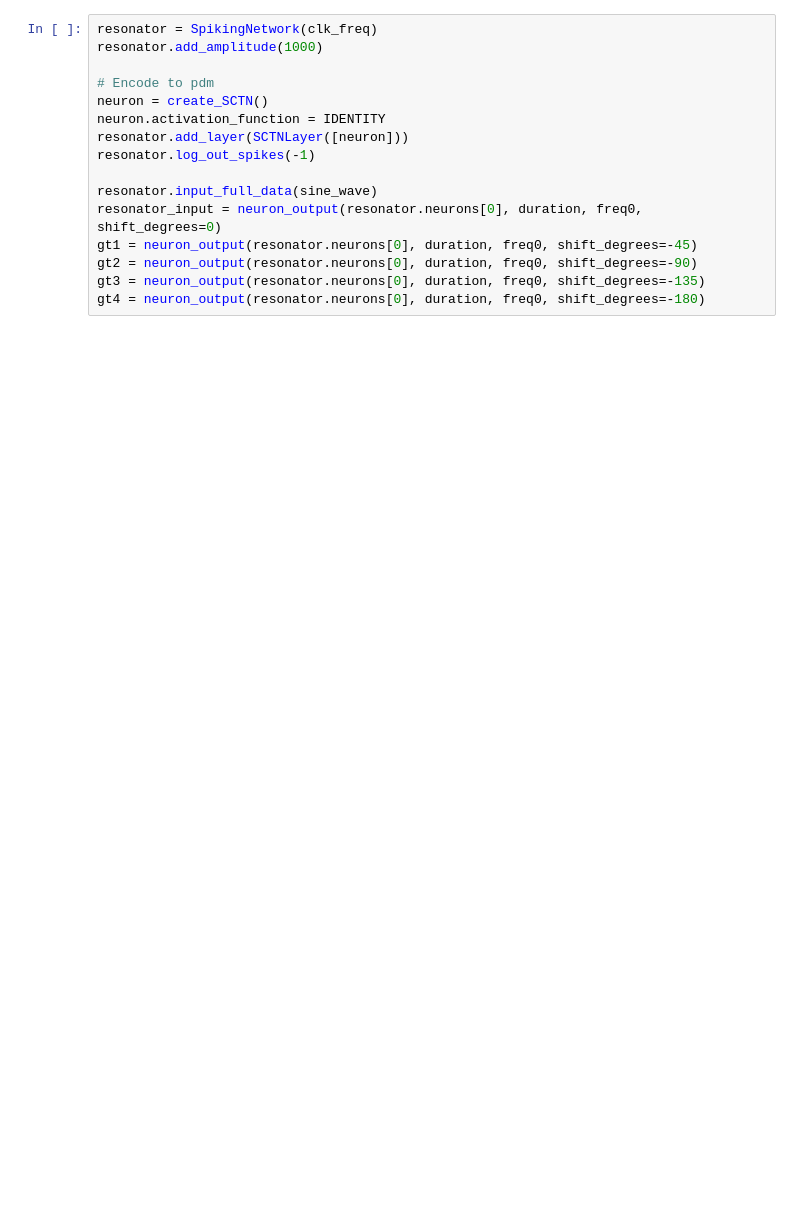
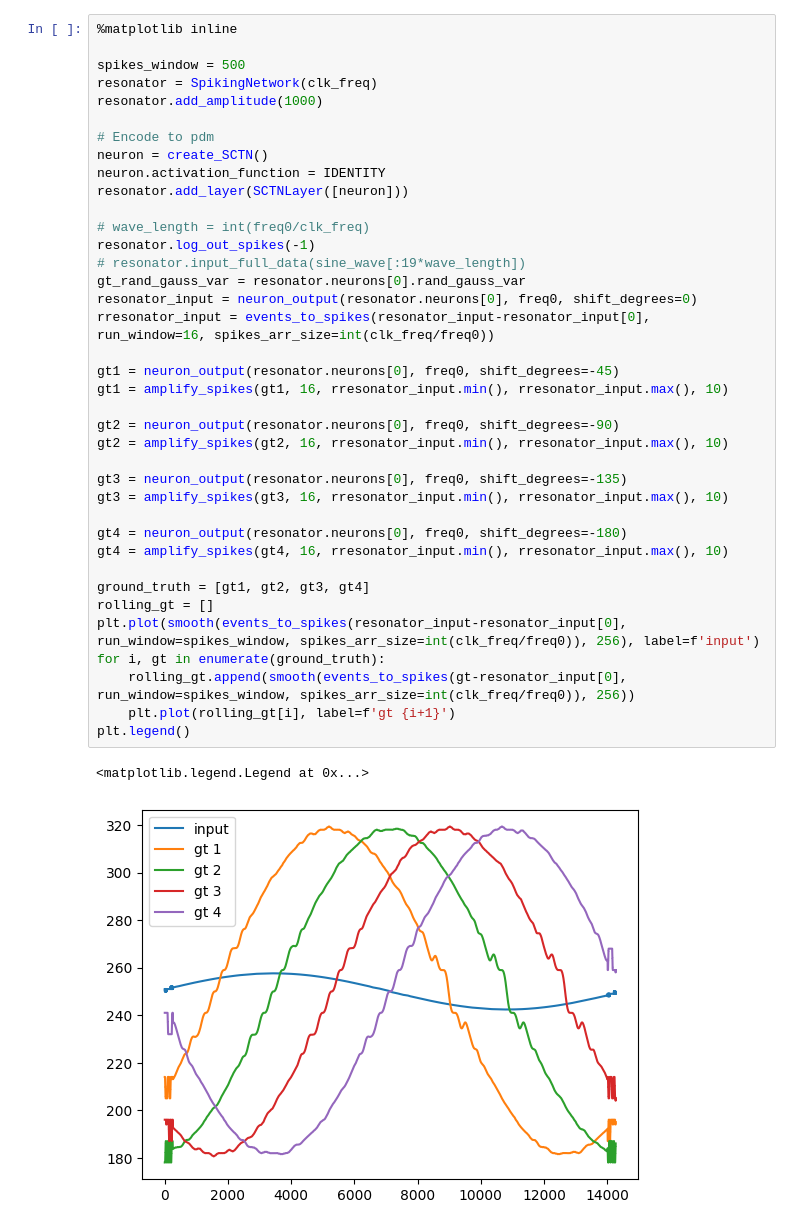
Before and after one commit to yakir4123/SNN-SCTN, a Jupyter notebook: notebooks/supervised_stdp_resonator.ipynb, the cells around one changed output. Saved outputs shown, nothing was run; the diff lists cells and outputs as text; blank space fills up the shorter version.

```diff
--- a/notebooks/supervised_stdp_resonator.ipynb
+++ b/notebooks/supervised_stdp_resonator.ipynb
@@ -39,19 +72,44 @@ x = np.linspace(0, duration, int(duration * clk_freq))
 t = x * 2 * np.pi * freq0
 sine_wave = np.sin(t)
 # %%
+%matplotlib inline
+
+spikes_window = 500
 resonator = SpikingNetwork(clk_freq)
 resonator.add_amplitude(1000)
 
 # Encode to pdm
 neuron = create_SCTN()
 neuron.activation_function = IDENTITY
 resonator.add_layer(SCTNLayer([neuron]))
+
+# wave_length = int(freq0/clk_freq)
 resonator.log_out_spikes(-1)
+# resonator.input_full_data(sine_wave[:19*wave_length])
+gt_rand_gauss_var = resonator.neurons[0].rand_gauss_var
+resonator_input = neuron_output(resonator.neurons[0], freq0, shift_degrees=0)
+rresonator_input = events_to_spikes(resonator_input-resonator_input[0], run_window=16, spikes_arr_size=int(clk_freq/freq0))
 
-resonator.input_full_data(sine_wave)
-resonator_input = neuron_output(resonator.neurons[0], duration, freq0, shift_degrees=0)
-gt1 = neuron_output(resonator.neurons[0], duration, freq0, shift_degrees=-45)
-gt2 = neuron_output(resonator.neurons[0], duration, freq0, shift_degrees=-90)
-gt3 = neuron_output(resonator.neurons[0], duration, freq0, shift_degrees=-135)
-gt4 = neuron_output(resonator.neurons[0], duration, freq0, shift_degrees=-180)
+gt1 = neuron_output(resonator.neurons[0], freq0, shift_degrees=-45)
+gt1 = amplify_spikes(gt1, 16, rresonator_input.min(), rresonator_input.max(), 10)
+
+gt2 = neuron_output(resonator.neurons[0], freq0, shift_degrees=-90)
+gt2 = amplify_spikes(gt2, 16, rresonator_input.min(), rresonator_input.max(), 10)
+
+gt3 = neuron_output(resonator.neurons[0], freq0, shift_degrees=-135)
+gt3 = amplify_spikes(gt3, 16, rresonator_input.min(), rresonator_input.max(), 10)
+
+gt4 = neuron_output(resonator.neurons[0], freq0, shift_degrees=-180)
+gt4 = amplify_spikes(gt4, 16, rresonator_input.min(), rresonator_input.max(), 10)
+
+ground_truth = [gt1, gt2, gt3, gt4]
+rolling_gt = []
+plt.plot(smooth(events_to_spikes(resonator_input-resonator_input[0], run_window=spikes_window, spikes_arr_size=int(clk_freq/freq0)), 256), label=f'input')
+for i, gt in enumerate(ground_truth):
+    rolling_gt.append(smooth(events_to_spikes(gt-resonator_input[0], run_window=spikes_window, spikes_arr_size=int(clk_freq/freq0)), 256))
+    plt.plot(rolling_gt[i], label=f'gt {i+1}')
+plt.legend()
+# %% [output]
+<matplotlib.legend.Legend at 0x...>
+[figure, added]
 # %%
```
Also changed, not shown: parts of 11 cells of this notebook, 2 other files.
